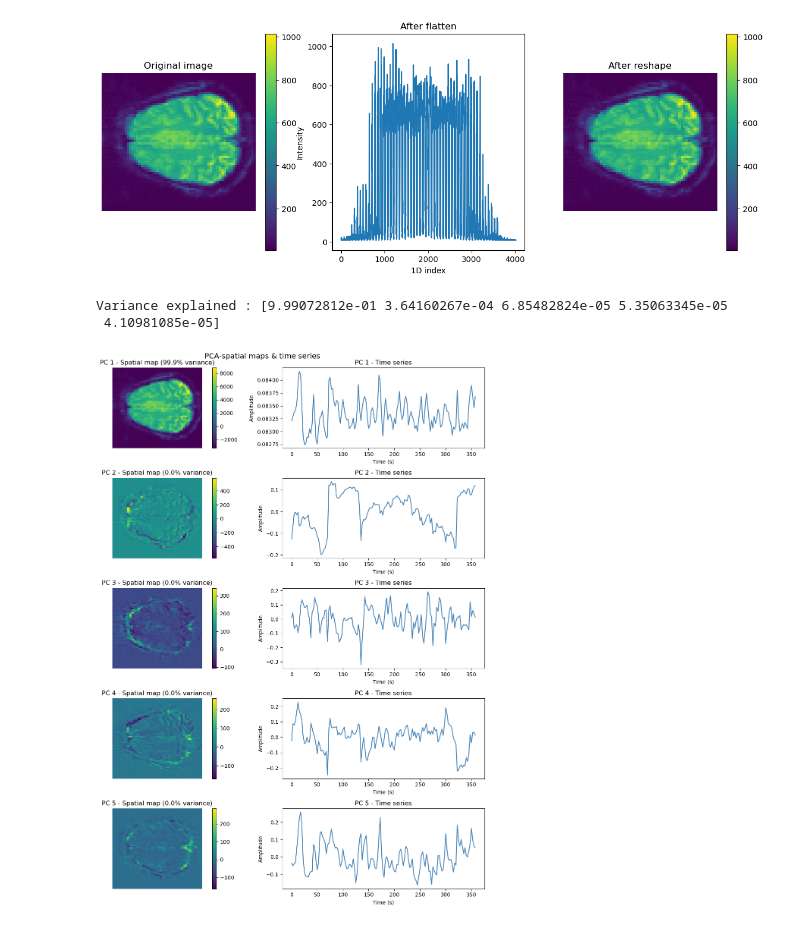
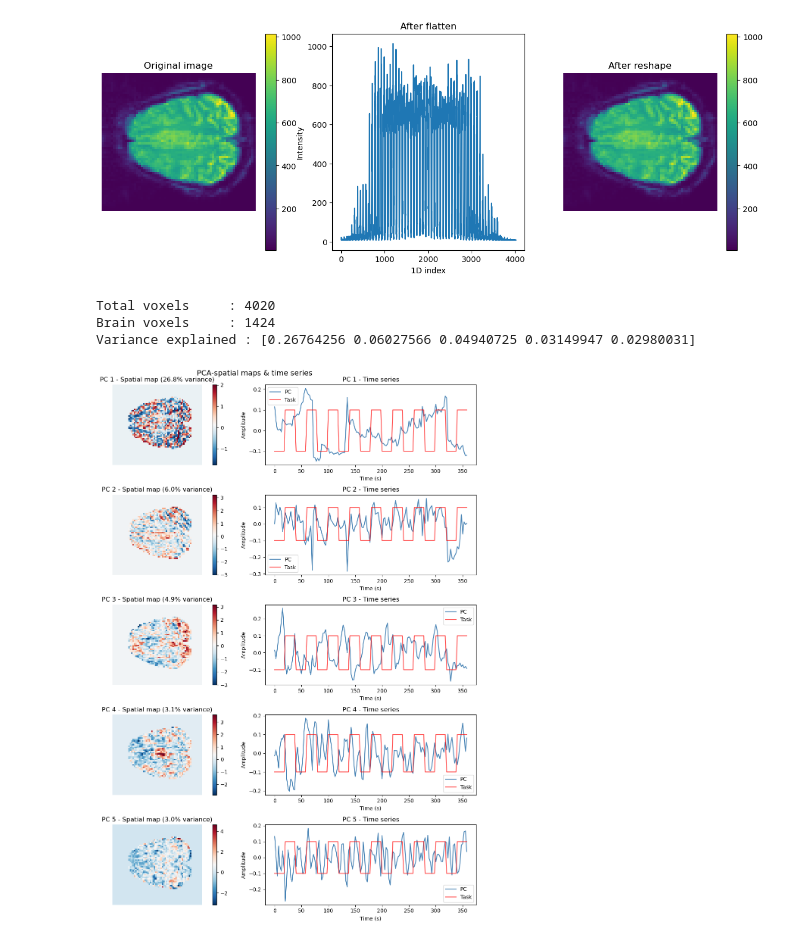
Before and after one commit to joachimdanbe/BrainDataA, a Jupyter notebook: pre.ipynb, the cells around one changed output. Drawn from its saved outputs; the diff is of its cells as text; code cells hidden in the pictures.

```diff
--- a/pre.ipynb
+++ b/pre.ipynb
@@ -153,38 +153,55 @@ reconstruction matches orginal:  True
 [figure]
 # %%
 from sklearn.decomposition import PCA
+from scipy.stats import zscore
 
 data_flat = data.reshape(Nx*Ny, Nt)
 
+data_mean_flat = data_flat.mean(axis=1)
+mask = data_mean_flat >500
+data_masked = data_flat[mask, :]
+
+print("Total voxels     : {}".format(Nx * Ny))
+print("Brain voxels     : {}".format(data_masked.shape[0]))
+
+data_masked_z = zscore(data_masked, axis = 1)
+
 n_components = 5
-pca = PCA(n_components = n_components)
-scores = pca.fit_transform(data_flat)
+pca = PCA(n_components = n_components, whiten = True)
+scores = pca.fit_transform(data_masked_z)
 
 print(f"Variance explained : {pca.explained_variance_ratio_}")
 
 time = np.arange(Nt)*Ts
 
 
 fig, axes = plt.subplots(n_components, 2, figsize = (12,3*n_components))
 
 for i in range(n_components):
-    spatial_map = scores[:,i].reshape(Nx,Ny)
-    im = axes[i,0].imshow(spatial_map)
+    spatial_map_flat = np.zeros(Nx*Ny)
+    spatial_map_flat[mask]= scores[:,i]
+    spatial_map = spatial_map_flat.reshape(Nx,Ny)
+
+    im = axes[i,0].imshow(spatial_map, cmap='RdBu_r')
     axes[i,0].set_title("PC {} - Spatial map ({:.1f}% variance)".format(i+1, pca.explained_variance_ratio_[i]*100))
     axes[i,0].axis('off')
     plt.colorbar(im, ax= axes[i,0])
 
+    refwav_norm = (refwav - refwav.mean())/refwav.std()*0.1
 
-    axes[i,1].plot(time, pca.components_[i], color = 'steelblue')
+    axes[i,1].plot(time, pca.components_[i], color = 'steelblue', label = "PC")
+    axes[i,1].plot(time, refwav_norm, color = 'red', alpha = 0.7, label = 'Task')
+    axes[i,1].legend()
     axes[i, 1].set_title("PC {} - Time series".format(i+1))
     axes[i,1].set_xlabel("Time (s)")
     axes[i,1].set_ylabel("Amplitude")
 
 plt.suptitle("PCA-spatial maps & time series", fontsize = 14)
 plt.tight_layout()
 plt.savefig("visual2.png")
 plt.show()
 # %% [output]
-Variance explained : [9.99072812e-01 3.64160267e-04 6.85482824e-05 5.35063345e-05
- 4.10981085e-05]
+Total voxels     : 4020
+Brain voxels     : 1424
+Variance explained : [0.26764256 0.06027566 0.04940725 0.03149947 0.02980031]
-[figure, old version]
+[figure, new version]
```
Also changed, not shown: parts of 5 cells of this notebook.
